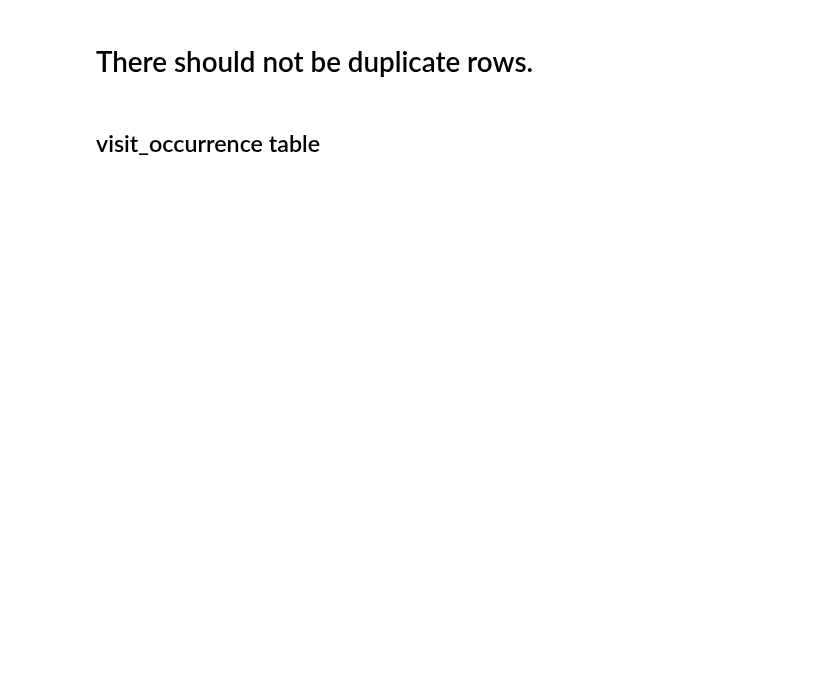
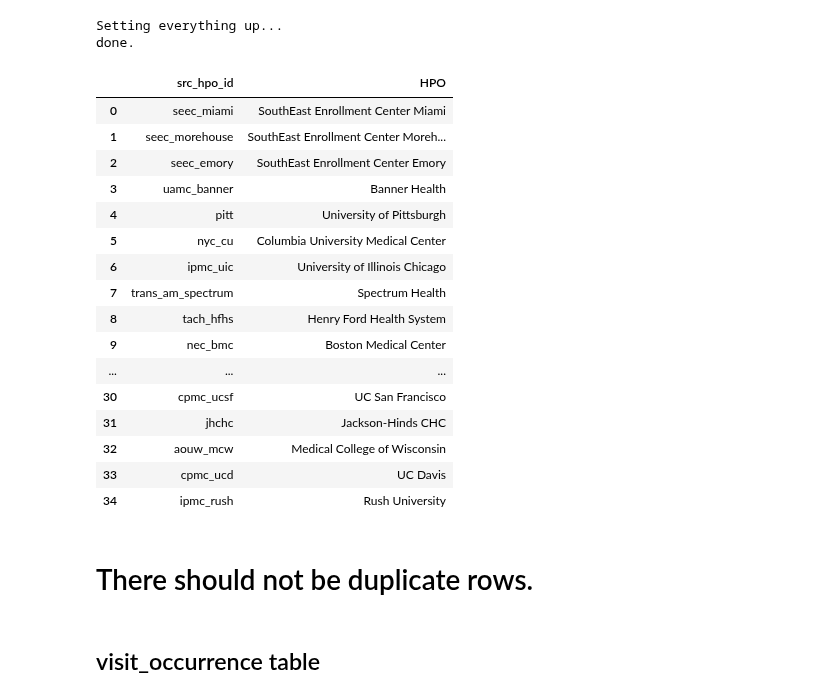
Before and after one commit to all-of-us/curation, a Jupyter notebook: data_steward/analytics/table_metrics/Table_Metrics_part_1.ipynb, the cells around one changed output. Saved outputs shown, nothing was run; the diff lists cells and outputs as text; code cells hidden in the pictures; blank space fills up the shorter version.

```diff
--- a/data_steward/analytics/table_metrics/Table_Metrics_part_1.ipynb
+++ b/data_steward/analytics/table_metrics/Table_Metrics_part_1.ipynb
@@ -40,7 +40,7 @@ from datetime import time
 from datetime import timedelta
 import time
 
-DATASET = ''
+DATASET = 'aou-res-curation-prod.prod_drc_dataset'
 
 plt.style.use('ggplot')
 pd.options.display.max_rows = 999
@@ -54,13 +54,34 @@ def cstr(s, color='black'):
 
 
 print('done.')
+# %% [output]
+Setting everything up...
+done.
 # %%
-dic={'src_hpo_id':["trans_am_essentia","saou_ummc","seec_miami","seec_morehouse","seec_emory","uamc_banner","pitt","nyc_cu","ipmc_uic","trans_am_spectrum","tach_hfhs","nec_bmc","cpmc_uci","nec_phs","nyc_cornell","ipmc_nu","nyc_hh","ipmc_uchicago","aouw_mcri","syhc","cpmc_ceders","seec_ufl","saou_uab","trans_am_baylor","cpmc_ucsd","ecchc","chci","aouw_uwh","cpmc_usc","hrhc","ipmc_northshore","chs","cpmc_ucsf","jhchc","aouw_mcw","cpmc_ucd","ipmc_rush"],
-    'HPO':["Essentia Health Superior Clinic","University of Mississippi","SouthEast Enrollment Center Miami","SouthEast Enrollment Center Morehouse","SouthEast Enrollment Center Emory","Banner Health","University of Pittsburgh","Columbia University Medical Center","University of Illinois Chicago","Spectrum Health","Henry Ford Health System","Boston Medical Center","UC Irvine","Partners HealthCare","Weill Cornell Medical Center","Northwestern Memorial Hospital","Harlem Hospital","University of Chicago","Marshfield Clinic","San Ysidro Health Center","Cedars-Sinai","University of Florida","University of Alabama at Birmingham","Baylor","UC San Diego","Eau Claire Cooperative Health Center","Community Health Center, Inc.","UW Health (University of Wisconsin Madison)","University of Southern California","HRHCare","NorthShore University Health System","Cherokee Health Systems","UC San Francisco","Jackson-Hinds CHC","Medical College of Wisconsin","UC Davis","Rush University"]}
+dic={'src_hpo_id':["seec_miami","seec_morehouse","seec_emory","uamc_banner","pitt","nyc_cu","ipmc_uic","trans_am_spectrum","tach_hfhs","nec_bmc","cpmc_uci","nec_phs","nyc_cornell","ipmc_nu","nyc_hh","ipmc_uchicago","aouw_mcri","syhc","cpmc_ceders","seec_ufl","saou_uab","trans_am_baylor","cpmc_ucsd","ecchc","chci","aouw_uwh","cpmc_usc","hrhc","ipmc_northshore","chs","cpmc_ucsf","jhchc","aouw_mcw","cpmc_ucd","ipmc_rush"],
+    'HPO':["SouthEast Enrollment Center Miami","SouthEast Enrollment Center Morehouse","SouthEast Enrollment Center Emory","Banner Health","University of Pittsburgh","Columbia University Medical Center","University of Illinois Chicago","Spectrum Health","Henry Ford Health System","Boston Medical Center","UC Irvine","Partners HealthCare","Weill Cornell Medical Center","Northwestern Memorial Hospital","Harlem Hospital","University of Chicago","Marshfield Clinic","San Ysidro Health Center","Cedars-Sinai","University of Florida","University of Alabama at Birmingham","Baylor","UC San Diego","Eau Claire Cooperative Health Center","Community Health Center, Inc.","UW Health (University of Wisconsin Madison)","University of Southern California","HRHCare","NorthShore University Health System","Cherokee Health Systems","UC San Francisco","Jackson-Hinds CHC","Medical College of Wisconsin","UC Davis","Rush University"]}
 
 
 site_df=pd.DataFrame(data=dic)
 site_df
+# %% [output]
+|  | src_hpo_id | HPO |
+| 0 | seec_miami | SouthEast Enrollment Center Miami |
+| 1 | seec_morehouse | SouthEast Enrollment Center Moreh... |
+| 2 | seec_emory | SouthEast Enrollment Center Emory |
+| 3 | uamc_banner | Banner Health |
+| 4 | pitt | University of Pittsburgh |
+| 5 | nyc_cu | Columbia University Medical Center |
+| 6 | ipmc_uic | University of Illinois Chicago |
+| 7 | trans_am_spectrum | Spectrum Health |
+| 8 | tach_hfhs | Henry Ford Health System |
+| 9 | nec_bmc | Boston Medical Center |
+| ... | ... | ... |
+| 30 | cpmc_ucsf | UC San Francisco |
+| 31 | jhchc | Jackson-Hinds CHC |
+| 32 | aouw_mcw | Medical College of Wisconsin |
+| 33 | cpmc_ucd | UC Davis |
+| 34 | ipmc_rush | Rush University |
 # %% [markdown]
 # There should not be duplicate rows.
 # %% [markdown]
```
Also changed, not shown: parts of 61 cells of this notebook, 2 other files.
